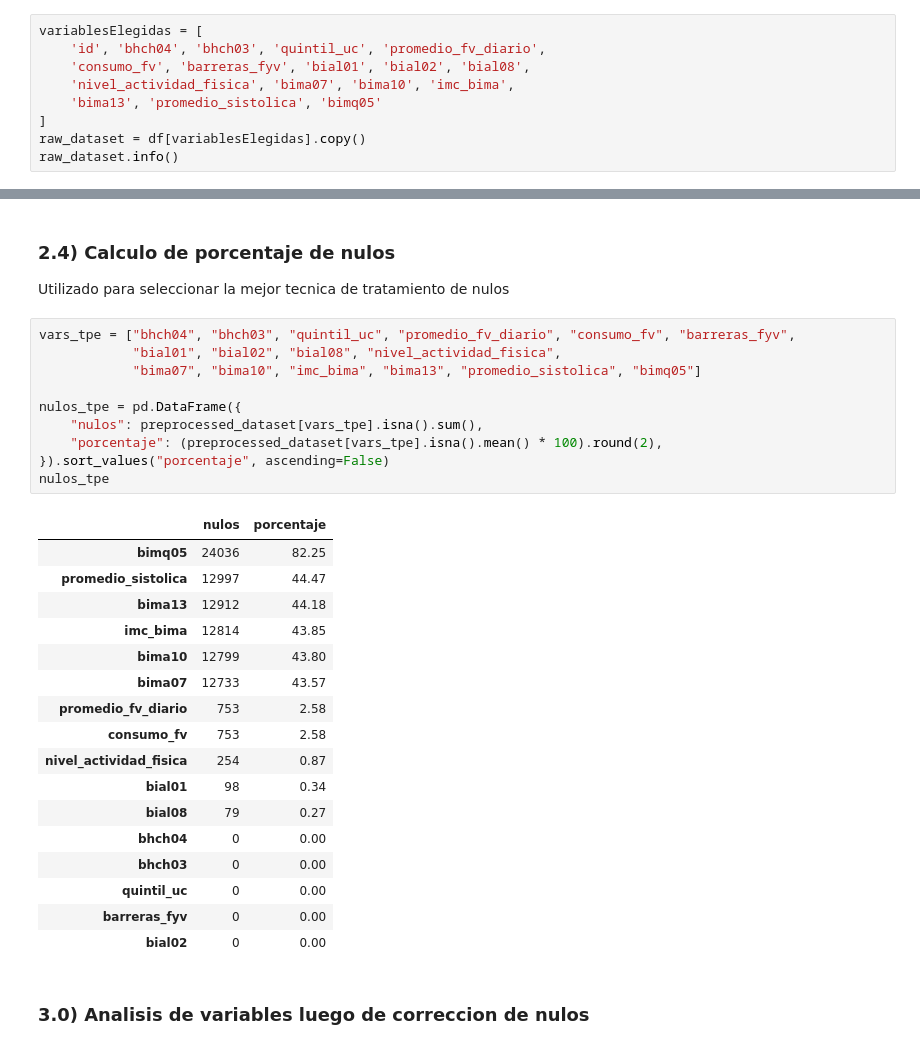
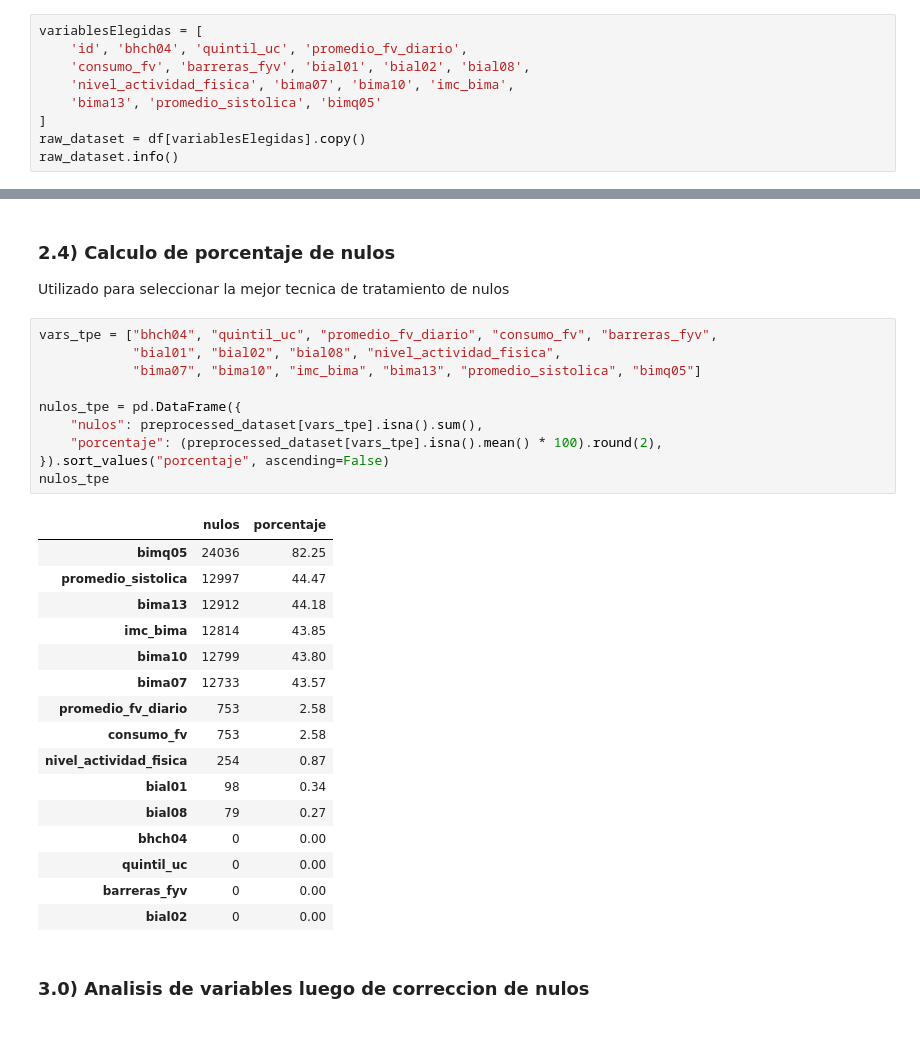
Before and after one commit to Nehuen-Asserquet/TPE-Ciencia-de-Datos-Grupo-16-INDEC, a Jupyter notebook: TPE.ipynb, the cells around one changed output, grey strips where cells are left out. Saved outputs shown, nothing was run; the diff lists cells and outputs as text.

```diff
--- a/TPE.ipynb
+++ b/TPE.ipynb
@@ -32,7 +32,7 @@ df.head()
 ## 1.0) Analisis inicial de variables elegidas
 # %%
 variablesElegidas = [
-    'id', 'bhch04', 'bhch03', 'quintil_uc', 'promedio_fv_diario',
+    'id', 'bhch04', 'quintil_uc', 'promedio_fv_diario',
     'consumo_fv', 'barreras_fyv', 'bial01', 'bial02', 'bial08',
     'nivel_actividad_fisica', 'bima07', 'bima10', 'imc_bima',
     'bima13', 'promedio_sistolica', 'bimq05'
@@ -145,30 +143,29 @@ dtype: int64
 ### 2.4) Calculo de porcentaje de nulos
 Utilizado para seleccionar la mejor tecnica de tratamiento de nulos
 # %%
-vars_tpe = ["bhch04", "bhch03", "quintil_uc", "promedio_fv_diario", "consumo_fv", "barreras_fyv",
+vars_tpe = ["bhch04", "quintil_uc", "promedio_fv_diario", "consumo_fv", "barreras_fyv",
             "bial01", "bial02", "bial08", "nivel_actividad_fisica",
             "bima07", "bima10", "imc_bima", "bima13", "promedio_sistolica", "bimq05"]
 
 nulos_tpe = pd.DataFrame({
     "nulos": preprocessed_dataset[vars_tpe].isna().sum(),
     "porcentaje": (preprocessed_dataset[vars_tpe].isna().mean() * 100).round(2),
 }).sort_values("porcentaje", ascending=False)
 nulos_tpe
 # %% [output]
 |  | nulos | porcentaje |
 | bimq05 | 24036 | 82.25 |
 | promedio_sistolica | 12997 | 44.47 |
 | bima13 | 12912 | 44.18 |
 | imc_bima | 12814 | 43.85 |
 | bima10 | 12799 | 43.80 |
 | bima07 | 12733 | 43.57 |
 | promedio_fv_diario | 753 | 2.58 |
 | consumo_fv | 753 | 2.58 |
 | nivel_actividad_fisica | 254 | 0.87 |
 | bial01 | 98 | 0.34 |
 | bial08 | 79 | 0.27 |
 | bhch04 | 0 | 0.00 |
-| bhch03 | 0 | 0.00 |
 | quintil_uc | 0 | 0.00 |
 | barreras_fyv | 0 | 0.00 |
 | bial02 | 0 | 0.00 |
```
Also changed, not shown: parts of 23 cells of this notebook.
